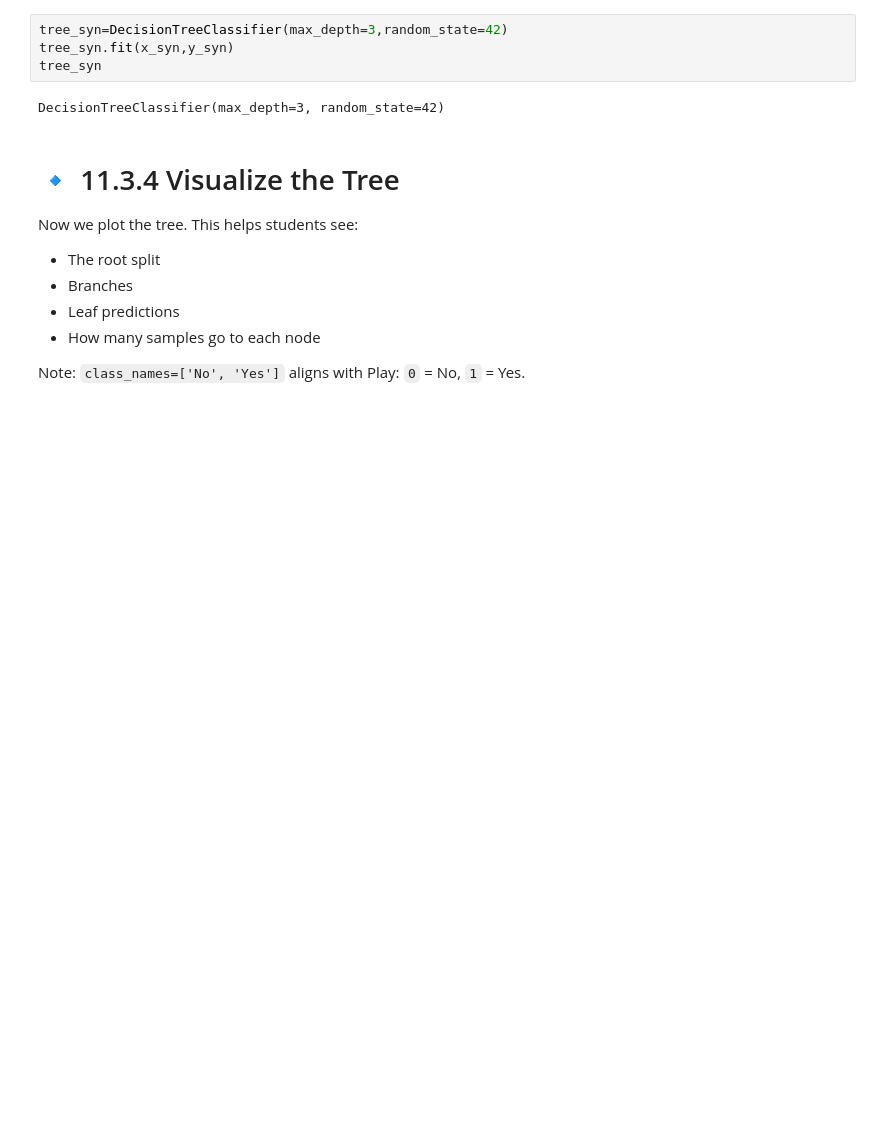
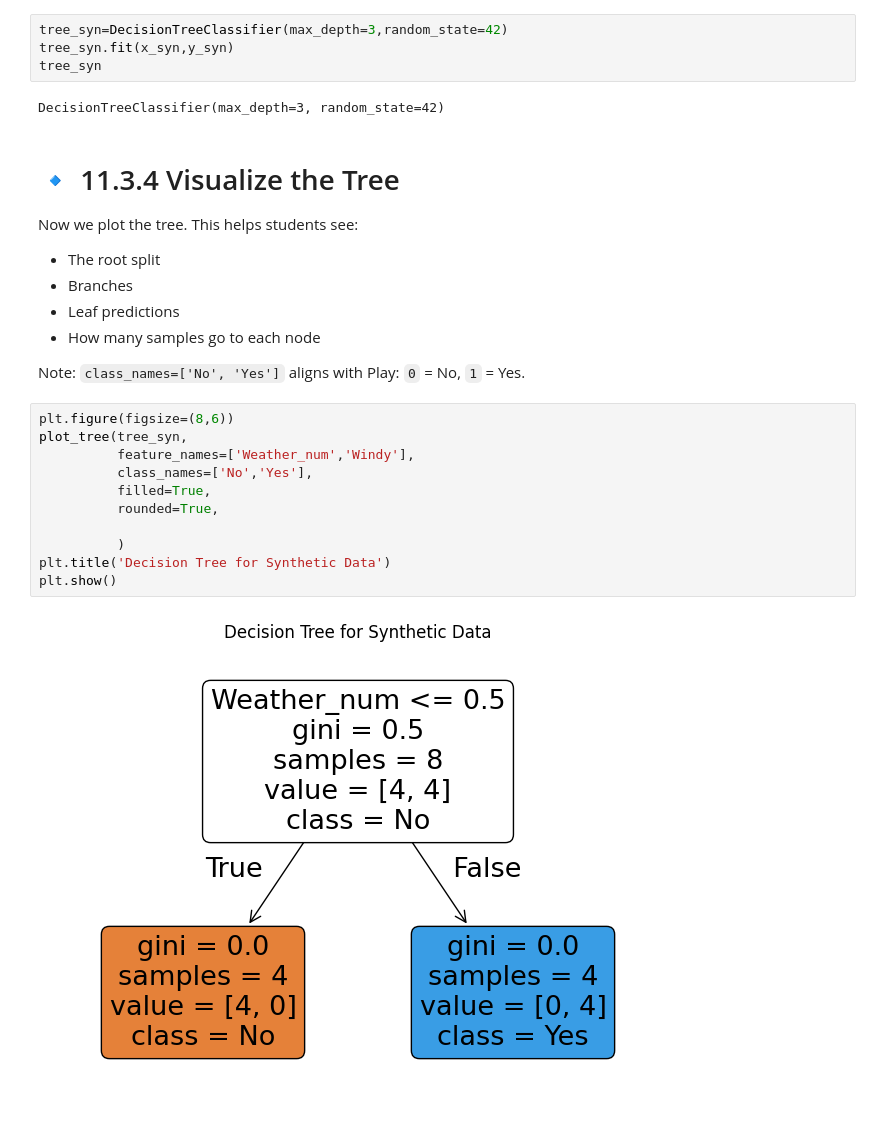
Before and after one commit to kaho0/Aaagh-more-math, a Jupyter notebook: Module_11.ipynb, the cells around one changed output. Drawn from its saved outputs; the diff is of its cells as text; blank space fills up the shorter version.

```diff
--- a/Module_11.ipynb
+++ b/Module_11.ipynb
@@ -148,3 +148,16 @@ Now we plot the tree. This helps students see:
 - How many samples go to each node
 
 Note: `class_names=['No', 'Yes']` aligns with Play: `0` = No, `1` = Yes.
+# %%
+plt.figure(figsize=(8,6))
+plot_tree(tree_syn,
+          feature_names=['Weather_num','Windy'],
+          class_names=['No','Yes'],
+          filled=True,
+          rounded=True,
+
+          )
+plt.title('Decision Tree for Synthetic Data')
+plt.show()
+# %% [output]
+[figure, added]
```
